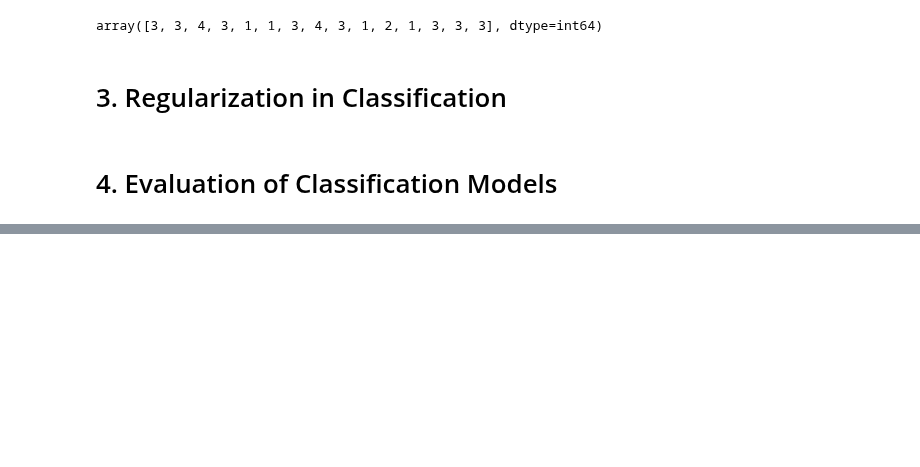
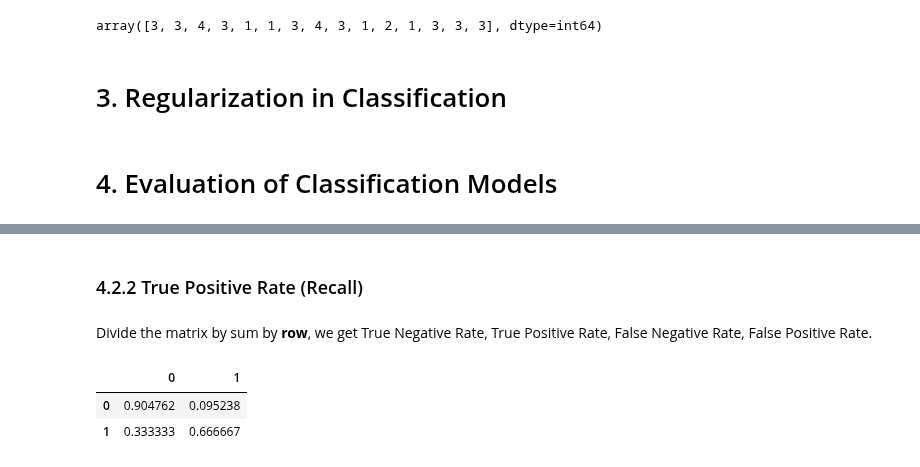
Before and after one commit to riduan91/DSC101, a Jupyter notebook: Lesson8/Amphi/Classification2.ipynb, the cells around one changed output, grey strips where cells are left out. Saved outputs shown, nothing was run; the diff lists cells and outputs as text; code cells hidden in the pictures; blank space fills up the shorter version.

```diff
--- a/Lesson8/Amphi/Classification2.ipynb
+++ b/Lesson8/Amphi/Classification2.ipynb
@@ -592,0 +709,12 @@ array([3, 3, 4, 3, 1, 1, 3, 4, 3, 1, 2, 1, 3, 3, 3], dtype=int64)
+# %% [markdown]
+### 4.2.2 True Positive Rate (Recall)
+# %% [markdown]
+Divide the matrix by sum by **row**, we get True Negative Rate, True Positive Rate, False Negative Rate, False Positive Rate.
+# %%
+M = confusion_matrix(y_test, y_pred)
+M_normalized_by_row = M / np.sum(M, axis = 1).reshape((2, 1))
+pd.DataFrame(M_normalized_by_row)
+# %% [output]
+|  | 0 | 1 |
+| 0 | 0.904762 | 0.095238 |
+| 1 | 0.333333 | 0.666667 |
```
Also changed, not shown: parts of 39 cells of this notebook, 2 other files.
